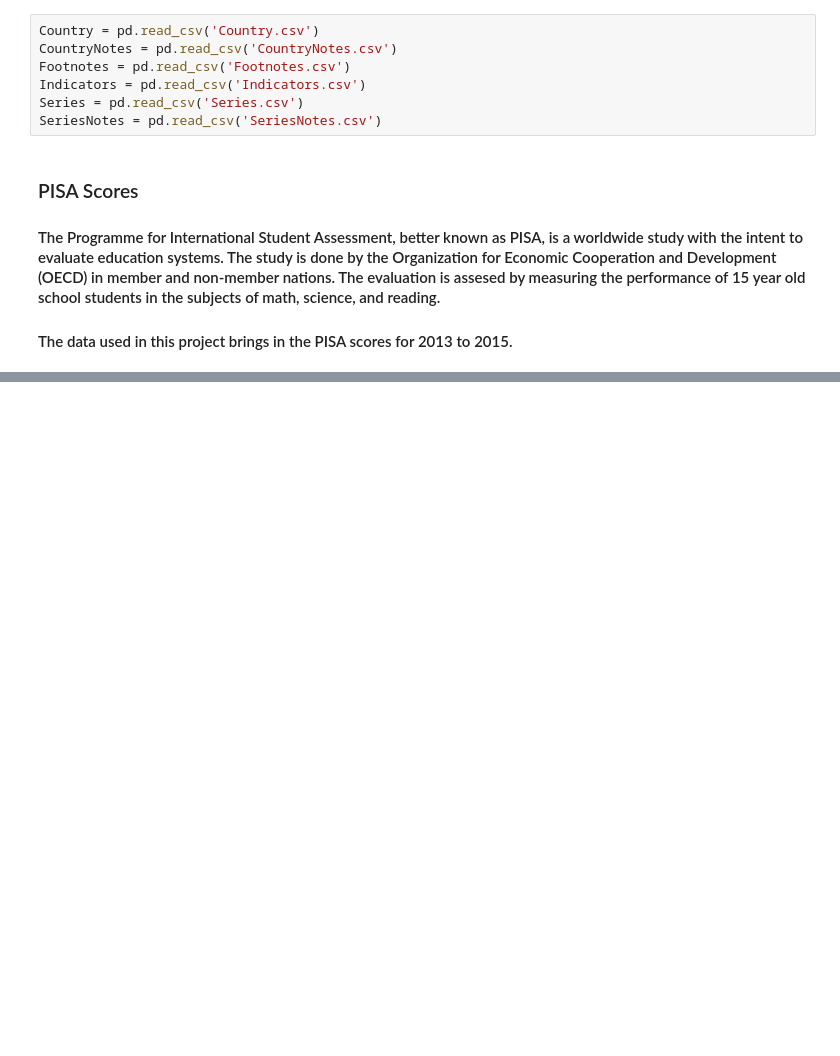
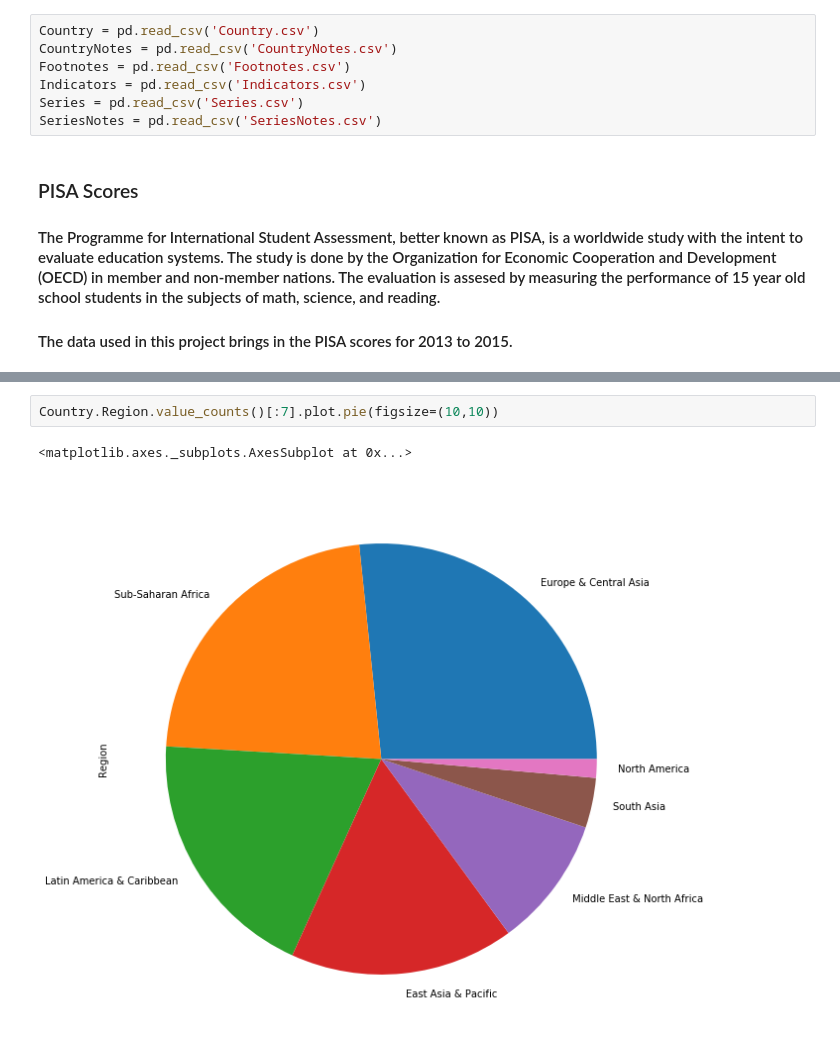
Before and after one commit to Heathocha/Unit-3-Capstone, a Jupyter notebook: World Development Indicators - Unit 3 Capstone.ipynb, the cells around one changed output, grey strips where cells are left out. Saved outputs shown, nothing was run; the diff lists cells and outputs as text; blank space fills up the shorter version.

```diff
--- a/World Development Indicators - Unit 3 Capstone.ipynb
+++ b/World Development Indicators - Unit 3 Capstone.ipynb
@@ -40,0 +70,5 @@ PISAData = pd.read_csv('pisa-scores-2015-3/PISAData.csv')
+# %%
+Country.Region.value_counts()[:7].plot.pie(figsize=(10,10))
+# %% [output]
+<matplotlib.axes._subplots.AxesSubplot at 0x...>
+[figure, added]
```
Also changed, not shown: parts of 9 cells of this notebook.
